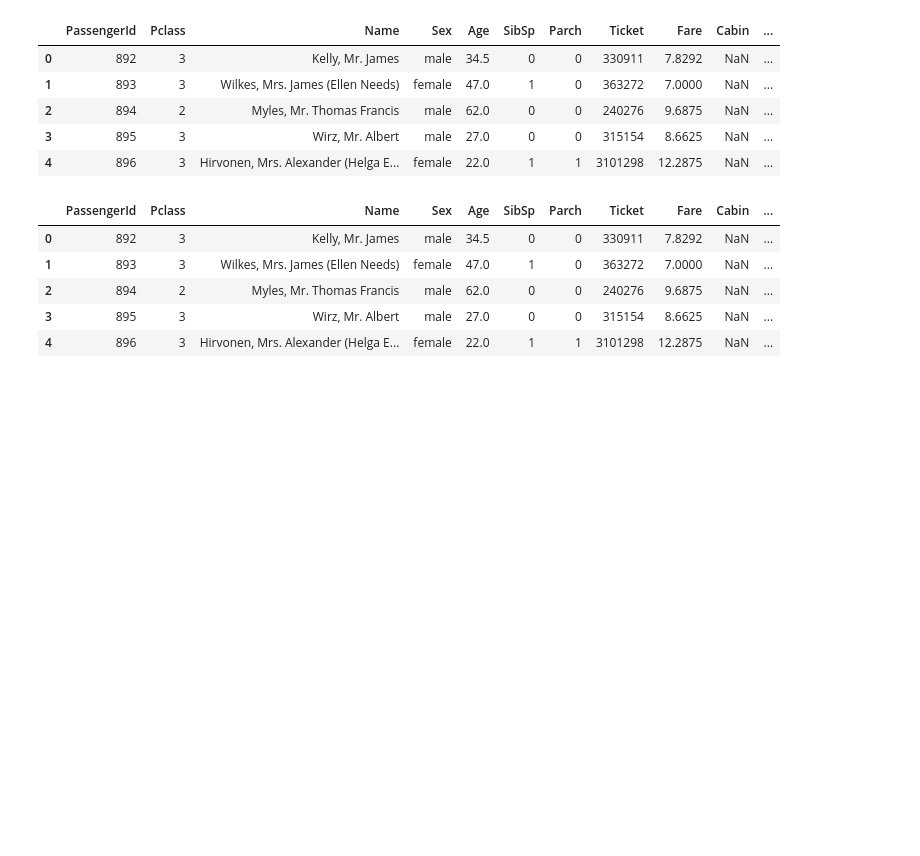
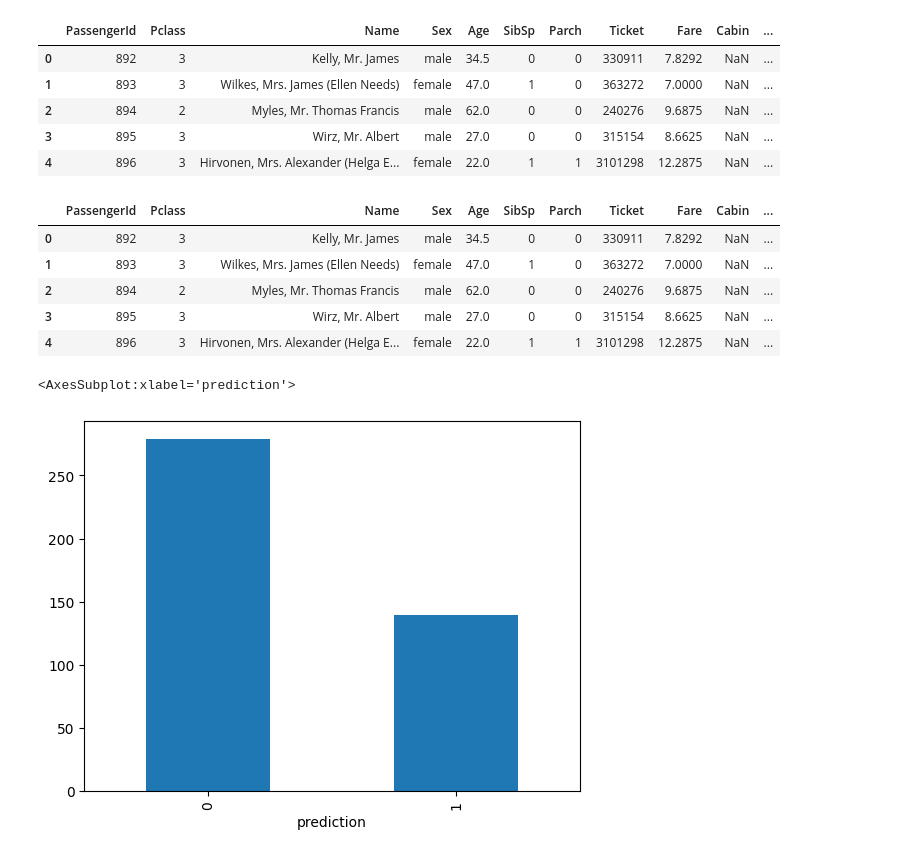
Before and after one commit to Rishav1996/PyCaret-MLOps, a Jupyter notebook: Prediction Module.ipynb, the cells around one changed output. Drawn from its saved outputs; the diff is of its cells as text; code cells hidden in the pictures; blank space fills up the shorter version.

```diff
--- a/Prediction Module.ipynb
+++ b/Prediction Module.ipynb
@@ -18,7 +19,7 @@ test_data['prediction'] = ''
 for d in test_data.iterrows():
     json_dump = d[1].drop(['prediction']).to_dict()
     r = http.request('GET', 'https://rishavsaigal-model-rest-api.hf.space/predict', fields=json_dump)
-    test_data.loc[d[0], 'predictions'] = int(json.loads(r.data)['prediction'])
+    test_data.loc[d[0], 'prediction'] = int(json.loads(r.data)['prediction'])
 # %%
 test_data.head()
 # %% [output]
@@ -28,3 +29,8 @@ test_data.head()
 | 2 | 894 | 2 | Myles, Mr. Thomas Francis | male | 62.0 | 0 | 0 | 240276 | 9.6875 | NaN | ... |
 | 3 | 895 | 3 | Wirz, Mr. Albert | male | 27.0 | 0 | 0 | 315154 | 8.6625 | NaN | ... |
 | 4 | 896 | 3 | Hirvonen, Mrs. Alexander (Helga E... | female | 22.0 | 1 | 1 | 3101298 | 12.2875 | NaN | ... |
+# %%
+test_data.groupby('prediction')['PassengerId'].count().plot.bar()
+# %% [output]
+<AxesSubplot:xlabel='prediction'>
+[figure, added]
```
Also changed, not shown: parts of 4 cells of this notebook, 6 other files.
